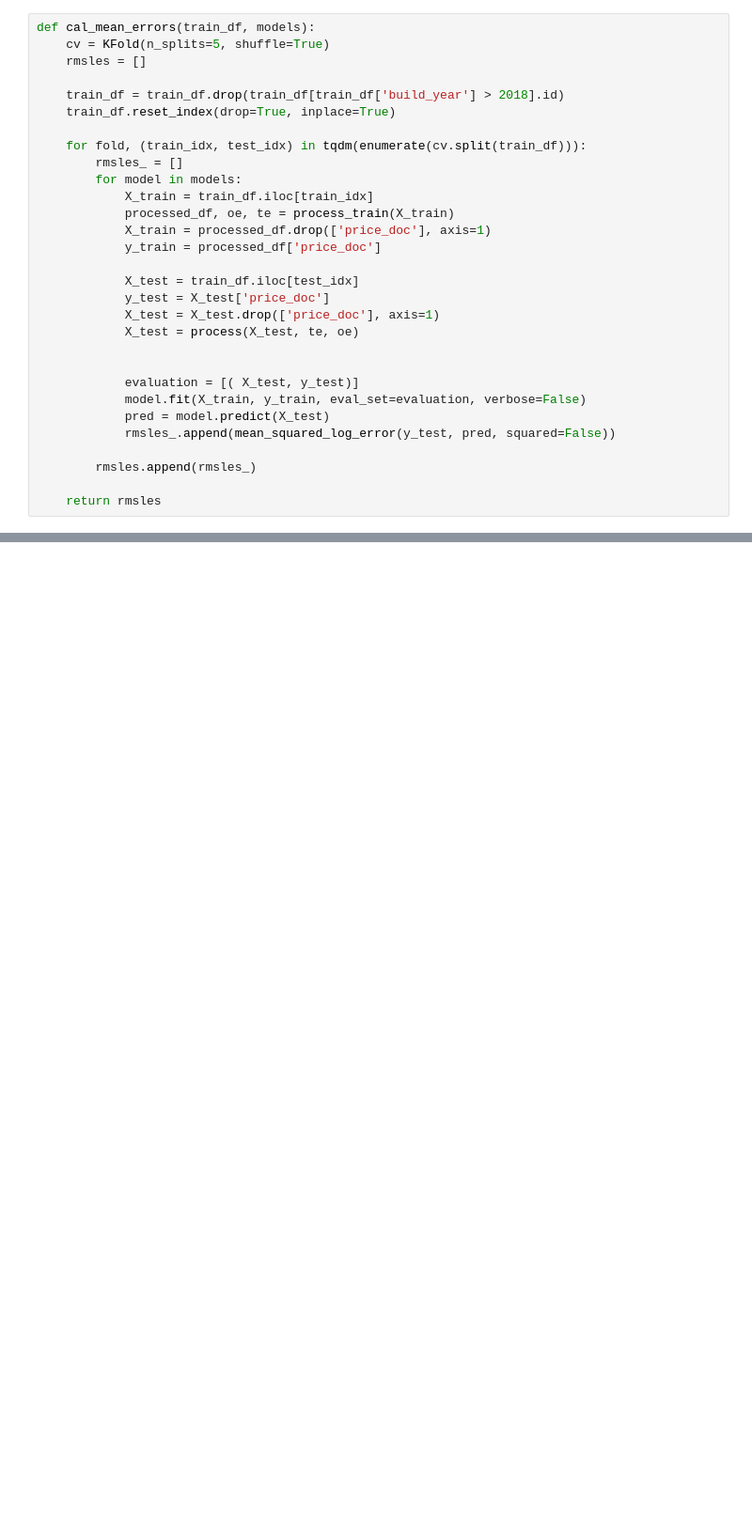
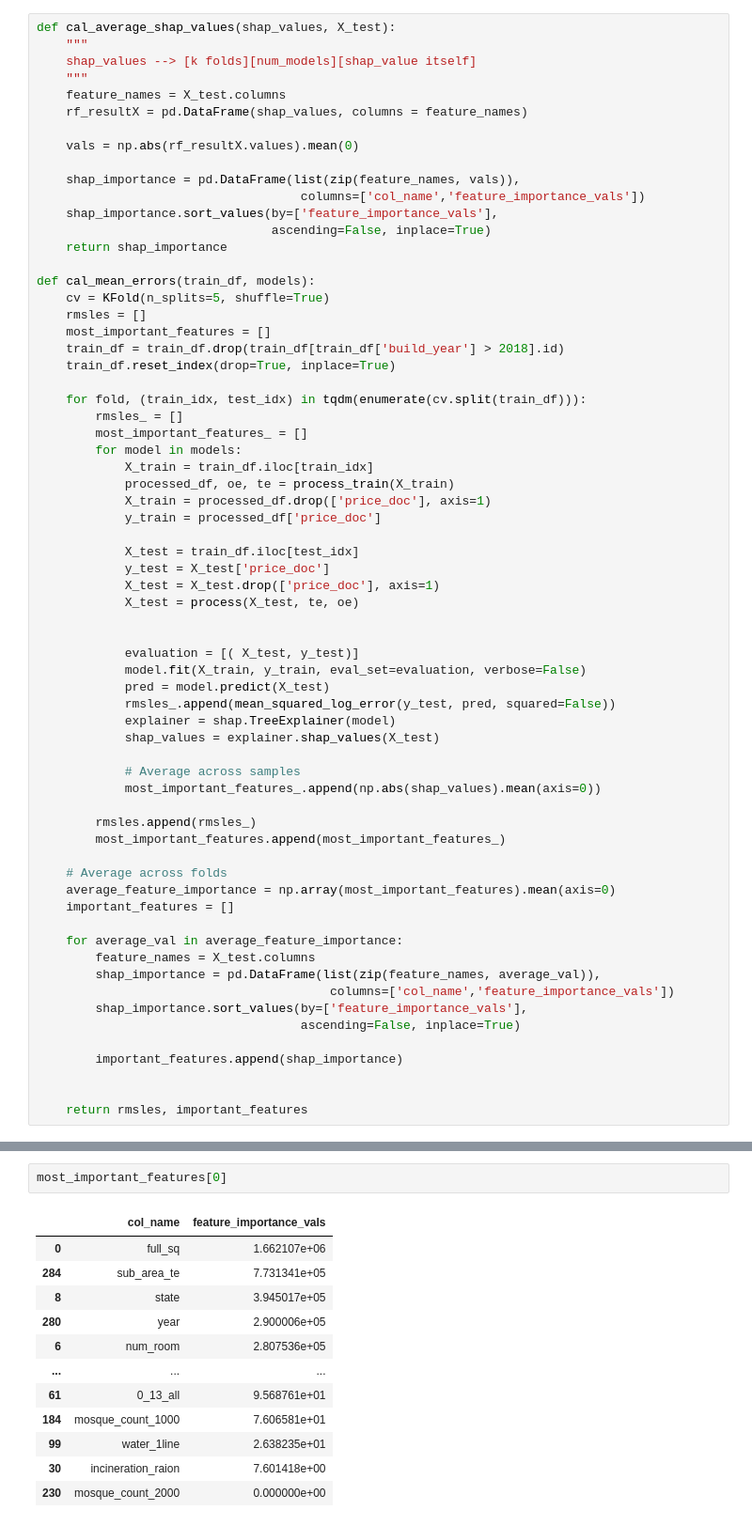
Before and after one commit to AndrewNYK/Sberbank-Market-Price-Prediction, a Jupyter notebook: Testing/xgb_kfolds.ipynb, the cells around one changed output, grey strips where cells are left out. Shown: that part at 94% size. Saved outputs shown, nothing was run; the diff lists cells and outputs as text; blank space fills up the shorter version.

Commit message:
Added average shap values calculation

```diff
--- a/Testing/xgb_kfolds.ipynb
+++ b/Testing/xgb_kfolds.ipynb
@@ -26,13 +24,29 @@ Using `tqdm.autonotebook.tqdm` in notebook mode. Use `tqdm.tqdm` instead to forc
 # %%
+def cal_average_shap_values(shap_values, X_test):
+    """
+    shap_values --> [k folds][num_models][shap_value itself]
+    """
+    feature_names = X_test.columns
+    rf_resultX = pd.DataFrame(shap_values, columns = feature_names)
+
+    vals = np.abs(rf_resultX.values).mean(0)
+
+    shap_importance = pd.DataFrame(list(zip(feature_names, vals)),
+                                    columns=['col_name','feature_importance_vals'])
+    shap_importance.sort_values(by=['feature_importance_vals'],
+                                ascending=False, inplace=True)
+    return shap_importance
+
 def cal_mean_errors(train_df, models):
     cv = KFold(n_splits=5, shuffle=True)
     rmsles = []
-
+    most_important_features = []
     train_df = train_df.drop(train_df[train_df['build_year'] > 2018].id)
     train_df.reset_index(drop=True, inplace=True)
 
     for fold, (train_idx, test_idx) in tqdm(enumerate(cv.split(train_df))):
         rmsles_ = []
+        most_important_features_ = []
         for model in models:
             X_train = train_df.iloc[train_idx]
             processed_df, oe, te = process_train(X_train)
@@ -49,10 +63,30 @@ def cal_mean_errors(train_df, models):
             model.fit(X_train, y_train, eval_set=evaluation, verbose=False)
             pred = model.predict(X_test)
             rmsles_.append(mean_squared_log_error(y_test, pred, squared=False))
+            explainer = shap.TreeExplainer(model)
+            shap_values = explainer.shap_values(X_test)
+
+            # Average across samples
+            most_important_features_.append(np.abs(shap_values).mean(axis=0))
 
         rmsles.append(rmsles_)
+        most_important_features.append(most_important_features_)
 
-    return rmsles
+    # Average across folds
+    average_feature_importance = np.array(most_important_features).mean(axis=0)
+    important_features = []
+
+    for average_val in average_feature_importance:
+        feature_names = X_test.columns
+        shap_importance = pd.DataFrame(list(zip(feature_names, average_val)),
+                                        columns=['col_name','feature_importance_vals'])
+        shap_importance.sort_values(by=['feature_importance_vals'],
+                                    ascending=False, inplace=True)
+
+        important_features.append(shap_importance)
+
+
+    return rmsles, important_features
 # %%
 # Import train data
 train_df = pd.read_csv('../Dataset/train.csv/train.csv')
@@ -206,0 +221,15 @@ print(rmsles)
+# %%
+most_important_features[0]
+# %% [output]
+|  | col_name | feature_importance_vals |
+| 0 | full_sq | 1.662107e+06 |
+| 284 | sub_area_te | 7.731341e+05 |
+| 8 | state | 3.945017e+05 |
+| 280 | year | 2.900006e+05 |
+| 6 | num_room | 2.807536e+05 |
+| ... | ... | ... |
+| 61 | 0_13_all | 9.568761e+01 |
+| 184 | mosque_count_1000 | 7.606581e+01 |
+| 99 | water_1line | 2.638235e+01 |
+| 30 | incineration_raion | 7.601418e+00 |
+| 230 | mosque_count_2000 | 0.000000e+00 |
```
Also changed, not shown: parts of 5 cells of this notebook.
